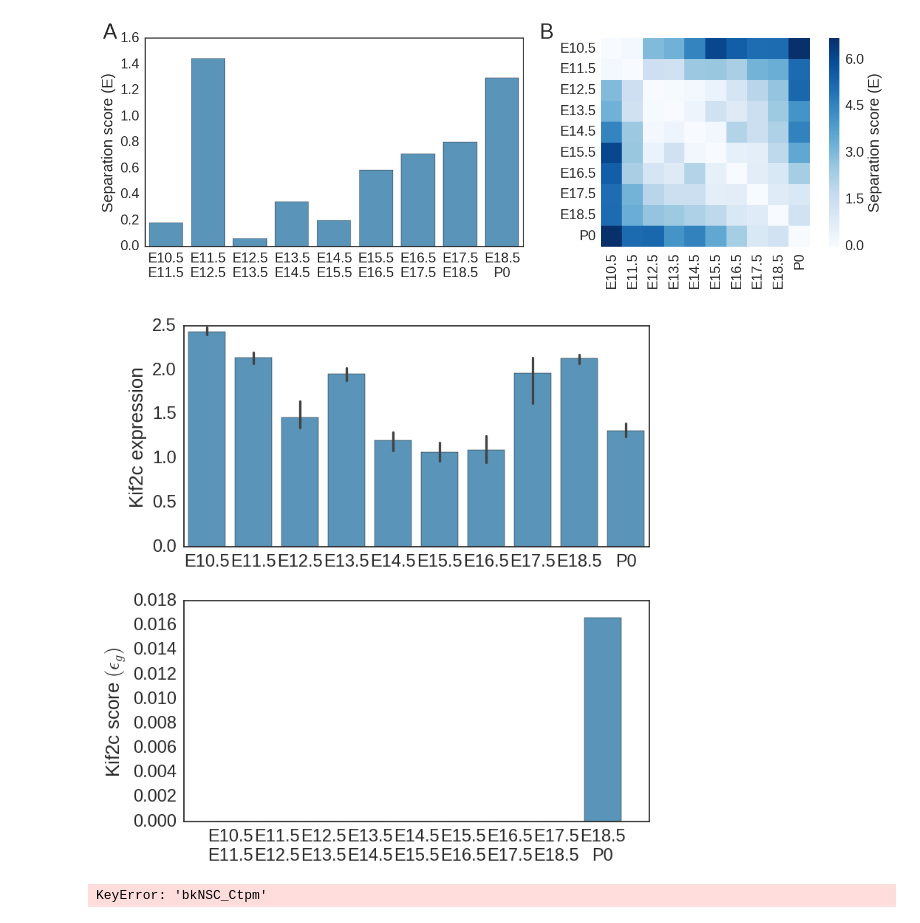
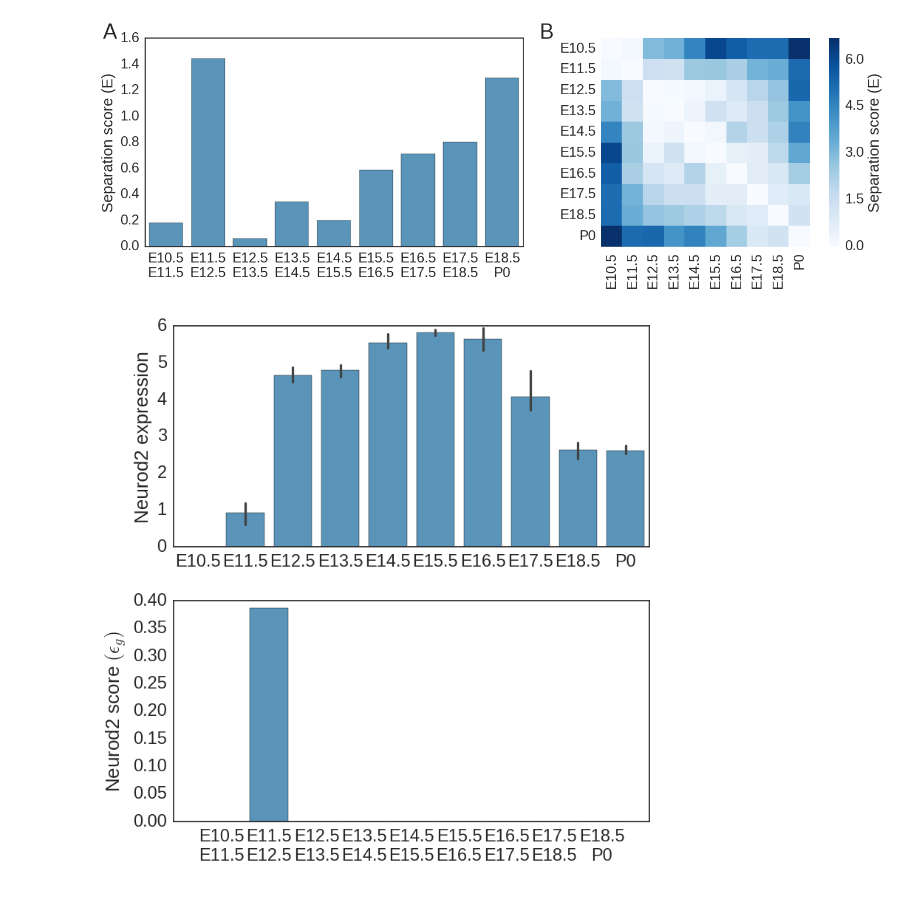
Before and after one commit to mboareto/NeuroStemX, a Jupyter notebook: Suvrel_to_SystemXdata.ipynb, the cells around one changed output. Cells and saved outputs as stored; diff of their text form; code cells hidden in the pictures.

```diff
--- a/Suvrel_to_SystemXdata.ipynb
+++ b/Suvrel_to_SystemXdata.ipynb
@@ -490,30 +472,29 @@ Suvrel analysis: gamma =  0.0200576641985
 <matplotlib.axes._subplots.AxesSubplot at 0x...>
 [figure]
 # %%
-g_name = 'Kif2c'
+g_name = 'Neurod2'
 
 f = plt.subplots(2, 1, figsize=(8, 8), tight_layout=True)
 ax = plt.subplot2grid((2, 1), (0, 0), colspan=1, rowspan=1)
 d = pd.concat([pd.DataFrame(D['bkNSC_Ctpm'].loc[id_to_ensembl([g_name])[0][0]]),
                pd.DataFrame(ynsc, index=list_nsc.str.replace('-', '.').values, columns=['class'])], axis=1)
 g = sns.factorplot(x='class', y=id_to_ensembl([g_name])[0][0], data=d, kind='bar', color=cmap(0.6), size=6,
                    aspect=1.5, order=range(len(t_points_bk)), ax=ax)
 plt.close(g.fig)
 ax.set_ylabel(g_name+' expression')
 plt.xlabel('')
 ax.set_xticklabels(t_points_bk)
 
 ax = plt.subplot2grid((2, 1), (1, 0), colspan=1, rowspan=1)
 sns.barplot([t_points_bk[i]+'\n'+t_points_bk[i+1] for i in range(ncl-1)],
             [suvrel_score[t_points_bk[i]+'-'+t_points_bk[i+1]].loc[id_to_ensembl([g_name])[0][0]] for i in range(ncl-1)],
             color=cmap(0.6), ax=ax)
 ax.set_xlim(-1, 9)
 ax.set_ylabel(g_name+' score '+r'$(\epsilon_g)$')
-#plt.ylim([0,0.5])
 plt.tight_layout()
-plt.savefig('./suvrel_output/figures/'+g_name+'.pdf', format='pdf', dpi=200)
+#plt.savefig('./suvrel_output/figures/'+g_name+'.pdf', format='pdf', dpi=200)
 # %% [output]
-[figure, old version]
+[figure, new version]
 # %%
 n_topgenes = 300
 
@@ -533,6 +514,4 @@ for i in range(ncl-1):
 # l_topgenes = ensembl_to_id(D['bkNSC_Ctpm'].index[np.argsort(-np.sum(metric_vector.values, axis=1))[:n_topgenes]])
 # for i in range(n_topgenes):
 #      print l_topgenes[i]
-# %% [output]
-KeyError: 'bkNSC_Ctpm'
 # %%
```
Also changed, not shown: parts of 7 cells of this notebook.
